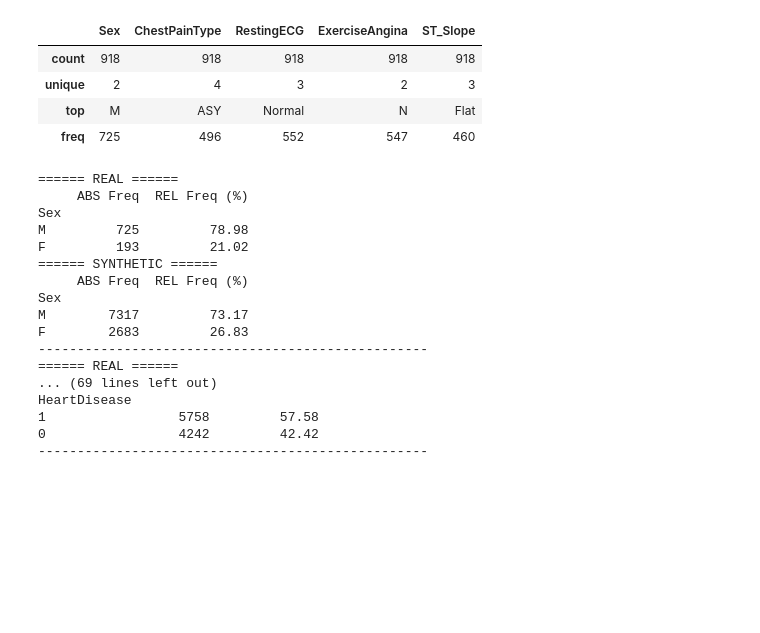
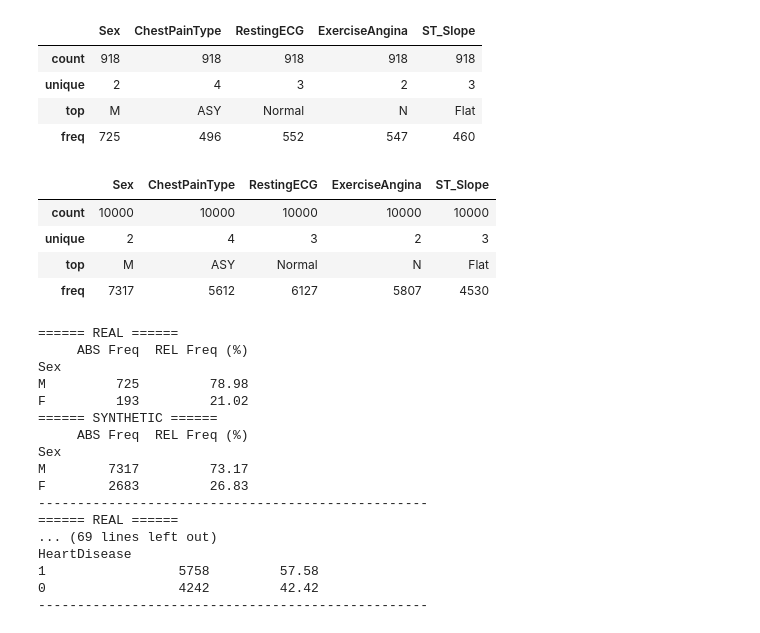
Before and after one commit to RickCraco/computer-science-project, a Jupyter notebook: notebooks/heart_disease_classification_ctgan_xai.ipynb, the cells around one changed output. Saved outputs shown, nothing was run; the diff lists cells and outputs as text; code cells hidden in the pictures; blank space fills up the shorter version.

Commit message:
added describe of syn_df (categorical features)

```diff
--- a/notebooks/heart_disease_classification_ctgan_xai.ipynb
+++ b/notebooks/heart_disease_classification_ctgan_xai.ipynb
@@ -207,6 +207,14 @@ df.describe(include='O')
 | unique | 2 | 4 | 3 | 2 | 3 |
 | top | M | ASY | Normal | N | Flat |
 | freq | 725 | 496 | 552 | 547 | 460 |
+# %%
+syn_df.describe(include='O')
+# %% [output]
+|  | Sex | ChestPainType | RestingECG | ExerciseAngina | ST_Slope |
+| count | 10000 | 10000 | 10000 | 10000 | 10000 |
+| unique | 2 | 4 | 3 | 2 | 3 |
+| top | M | ASY | Normal | N | Flat |
+| freq | 7317 | 5612 | 6127 | 5807 | 4530 |
 # %%
 # for each qualitative col we print the freq table
 for col in qualitative_cols:
```
